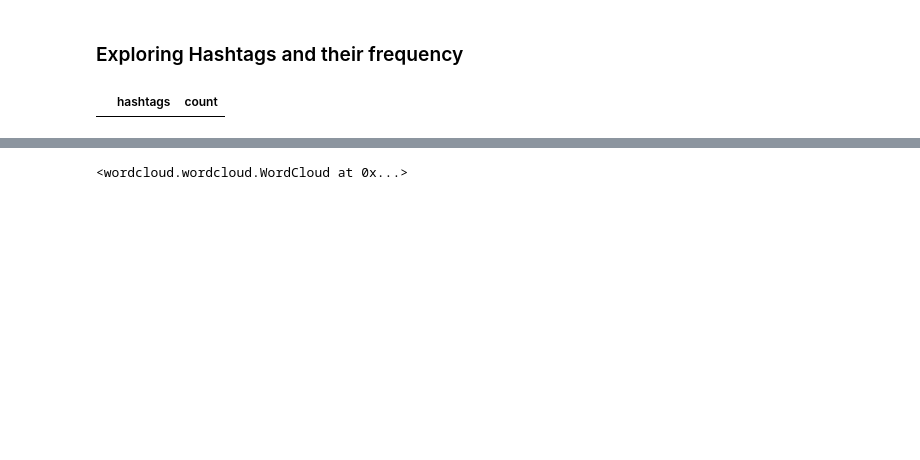
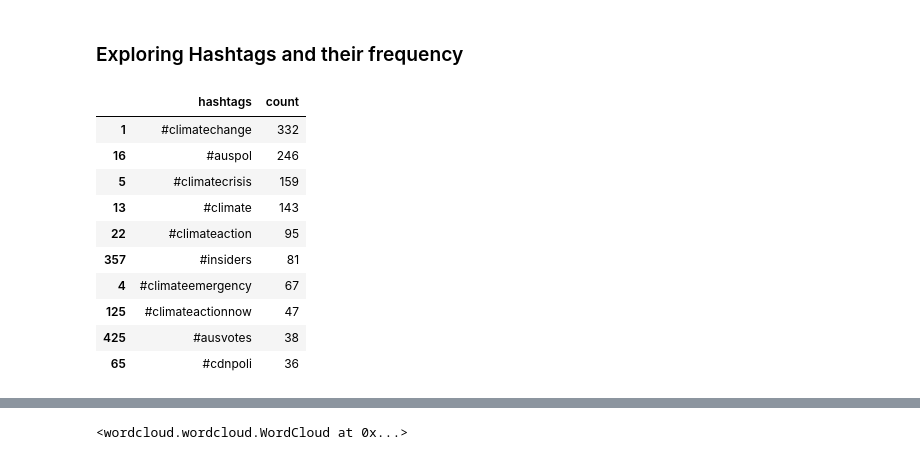
Before and after one commit to gaurangdave/EDA-Climate-Chage-Tweets, a Jupyter notebook: eda_scratchpad.ipynb, the cells around one changed output, grey strips where cells are left out. Cells and saved outputs as stored; diff of their text form; code cells hidden in the pictures; blank space fills up the shorter version.

```diff
--- a/eda_scratchpad.ipynb
+++ b/eda_scratchpad.ipynb
@@ -1052,35 +1052,43 @@ tweet_impact_trends.show()
 # %%
 ## Lets find the frequency of hashtags
 ## We also want to associate date with hashtags to more time series analysis
 hashtag_frequency = {}
 
 def calculate_hashtag_frequency(row):
      tag = row["hashtags"]
-     hashtag_frequency = {}
      separate_tags = [tag.lower()
      .rstrip(".")
      .rstrip(")")
      .rstrip("!")
      .rstrip("?") for tag in tag.split(",")]
 
      for tag in separate_tags:
           ## only count non empty strings
           if len(tag.strip()) > 0:
                if len(tag.strip()) > 0  and tag not in hashtag_frequency:
                     hashtag_frequency[tag] = 0
                hashtag_frequency[tag] += 1
-     return hashtag_frequency
 
 
 
-tweets[hashtag_condition].query("month == 6").apply(calculate_hashtag_frequency, axis="columns")
+tweets[hashtag_condition].apply(calculate_hashtag_frequency, axis="columns")
 ##we can also use this query to find hashtag trends by month .query("month == 1 and day == 20")
 
 ## We'll create a new dataframe for frequency hashtag.
 hashtag_data = pd.DataFrame(list(hashtag_frequency.items()), columns=["hashtags", "count"])
 hashtag_data.sort_values(by="count", ascending=False).head(10)
 # %% [output]
 |  | hashtags | count |
+| 1 | #climatechange | 332 |
+| 16 | #auspol | 246 |
+| 5 | #climatecrisis | 159 |
+| 13 | #climate | 143 |
+| 22 | #climateaction | 95 |
+| 357 | #insiders | 81 |
+| 4 | #climateemergency | 67 |
+| 125 | #climateactionnow | 47 |
+| 425 | #ausvotes | 38 |
+| 65 | #cdnpoli | 36 |
 # %%
 ## Lets plot the top 10 hashtag values
 hashtag_fig = px.bar(hashtag_data.sort_values(by="count", ascending=False).head(10), x='hashtags', y='count')
```
Also changed, not shown: parts of 1 cell of this notebook, 1 other file.
